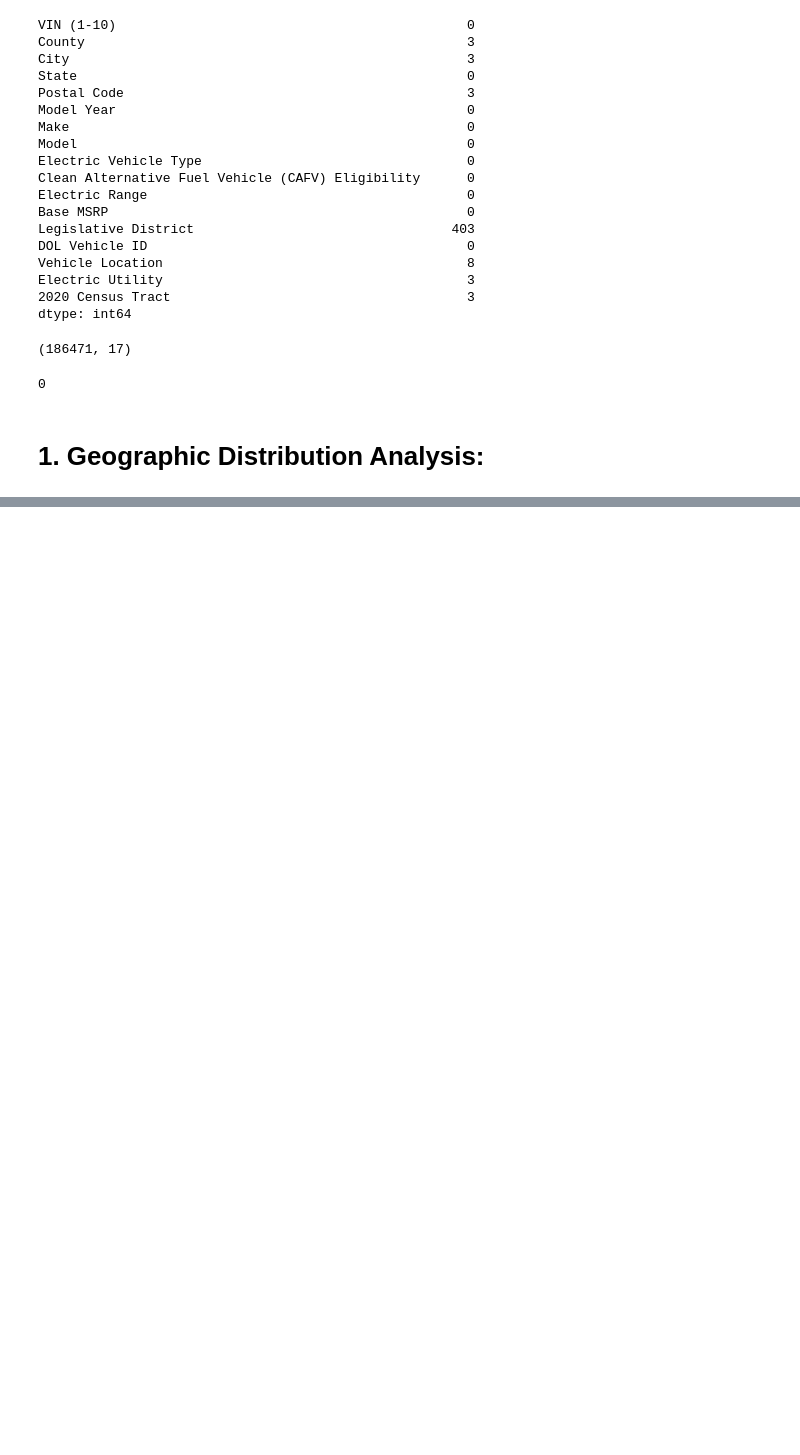
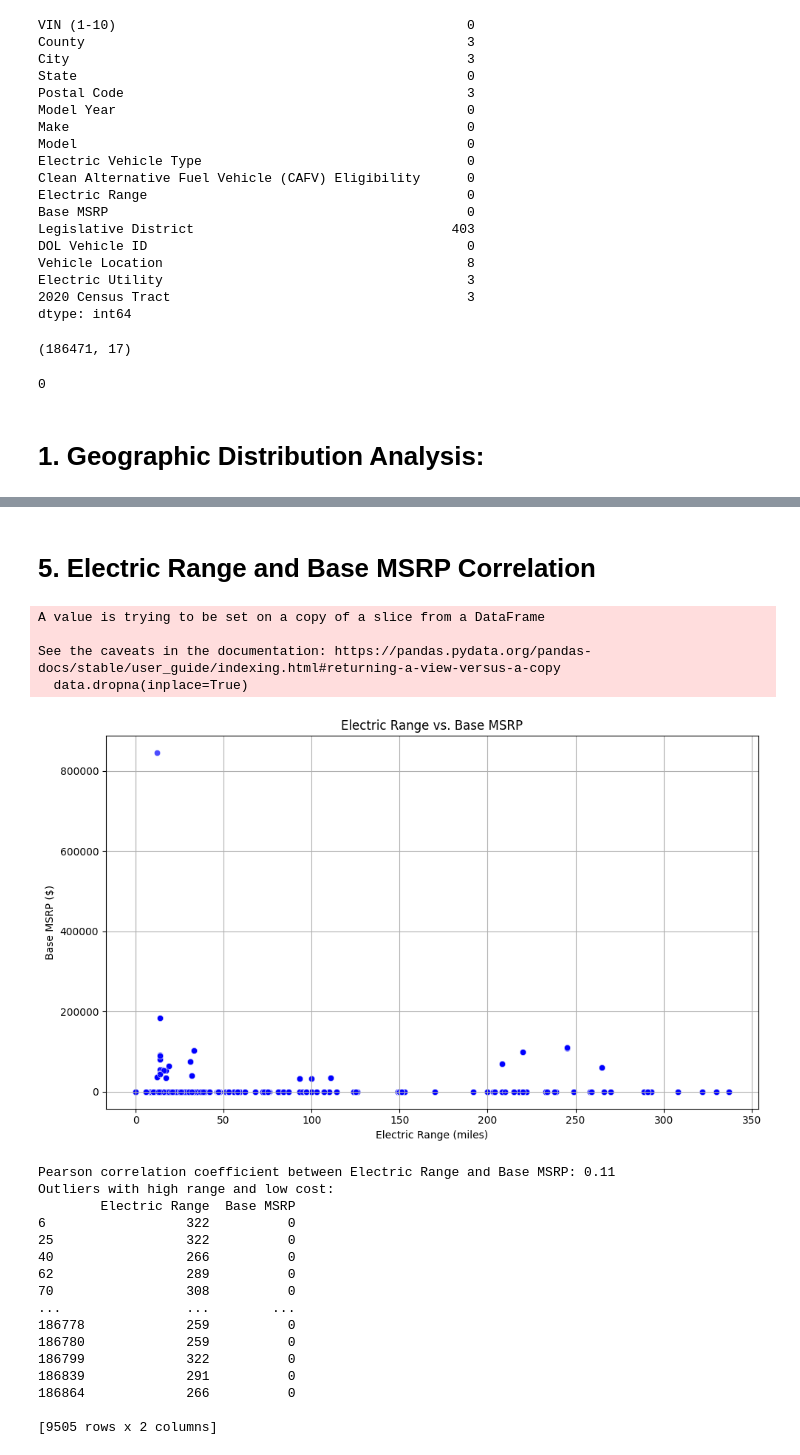
Before and after one commit to GDharan10/Project9_HorseRacePrediction, a Jupyter notebook: ElectricVehicleAnalysis_WA.ipynb, the cells around one changed output, grey strips where cells are left out. Cells and saved outputs as stored; diff of their text form; code cells hidden in the pictures; blank space fills up the shorter version.

```diff
--- a/ElectricVehicleAnalysis_WA.ipynb
+++ b/ElectricVehicleAnalysis_WA.ipynb
@@ -122,0 +298,61 @@ df.duplicated().sum()
+# %% [markdown]
+# **5. Electric Range and Base MSRP Correlation**
+# %%
+import pandas as pd
+import matplotlib.pyplot as plt
+import seaborn as sns
+
+# Load the dataset
+file_path = '/content/drive/MyDrive/Task/Electric Vehicle Dataset Analysis - WA/Electric_Vehicle_Population_Data.csv'
+df = pd.read_csv(file_path)
+
+# Select relevant columns for analysis
+data = df[['Electric Range', 'Base MSRP']]
+
+# Clean data: Drop any rows with missing values in Electric Range or Base MSRP
+data.dropna(inplace=True)
+
+# Plot electric range vs. base MSRP
+plt.figure(figsize=(10, 6))
+sns.scatterplot(x='Electric Range', y='Base MSRP', data=data, alpha=0.7, color='blue')
+plt.title('Electric Range vs. Base MSRP')
+plt.xlabel('Electric Range (miles)')
+plt.ylabel('Base MSRP ($)')
+plt.grid(True)
+plt.tight_layout()
+plt.show()
+
+# Conduct correlation analysis
+correlation = data['Electric Range'].corr(data['Base MSRP'])
+print(f"Pearson correlation coefficient between Electric Range and Base MSRP: {correlation:.2f}")
+
+# Additional analysis or insights
+# Identify outliers or clusters in the data
+# Example: Identify EVs with high range and low cost for further investigation
+outliers = data[(data['Electric Range'] > 250) & (data['Base MSRP'] < 40000)]
+print("Outliers with high range and low cost:")
+print(outliers)
+
+# Further insights or recommendations based on the analysis
+# %% [output]
+A value is trying to be set on a copy of a slice from a DataFrame
+
+See the caveats in the documentation: https://pandas.pydata.org/pandas-docs/stable/user_guide/indexing.html#returning-a-view-versus-a-copy
+  data.dropna(inplace=True)
+[figure, added]
+Pearson correlation coefficient between Electric Range and Base MSRP: 0.11
+Outliers with high range and low cost:
+        Electric Range  Base MSRP
+6                  322          0
+25                 322          0
+40                 266          0
+62                 289          0
+70                 308          0
+...                ...        ...
+186778             259          0
+186780             259          0
+186799             322          0
+186839             291          0
+186864             266          0
+
+[9505 rows x 2 columns]
```
Also changed, not shown: parts of 10 cells of this notebook.
